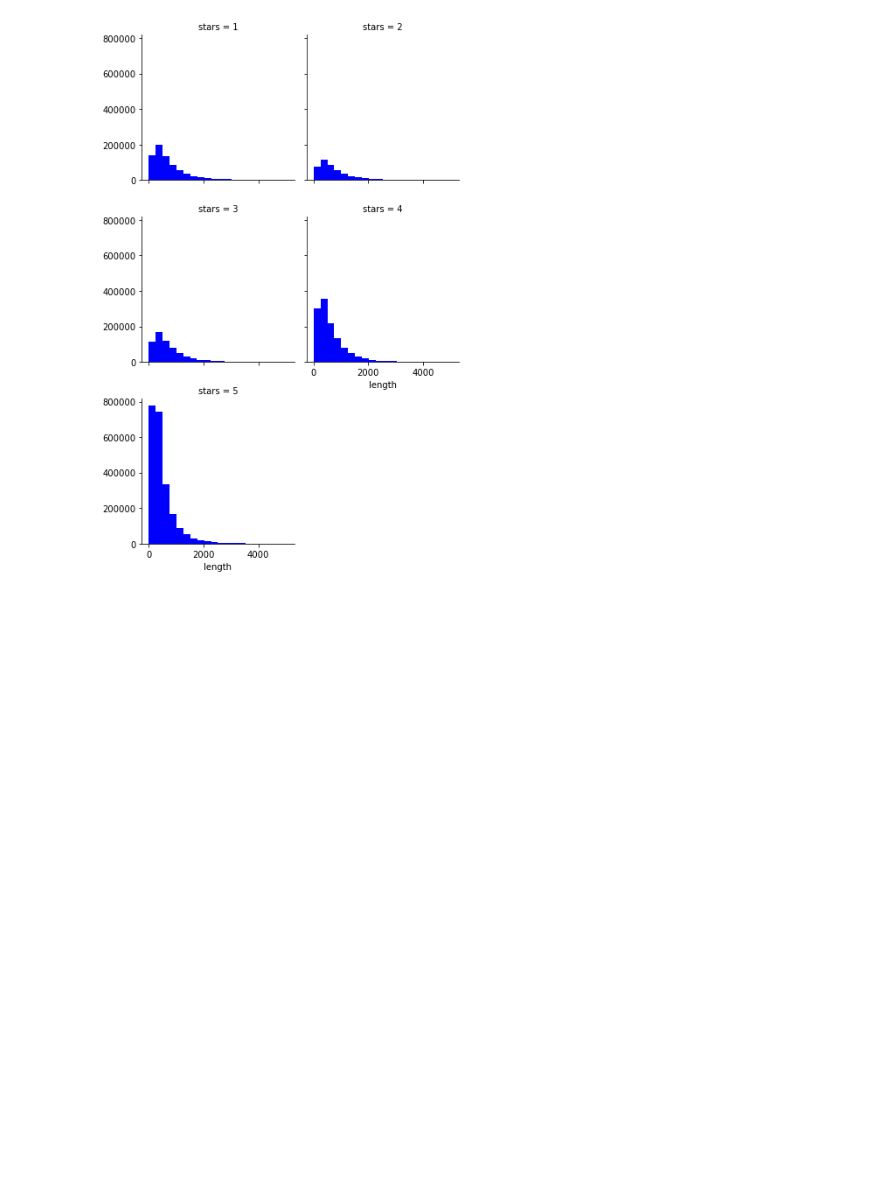
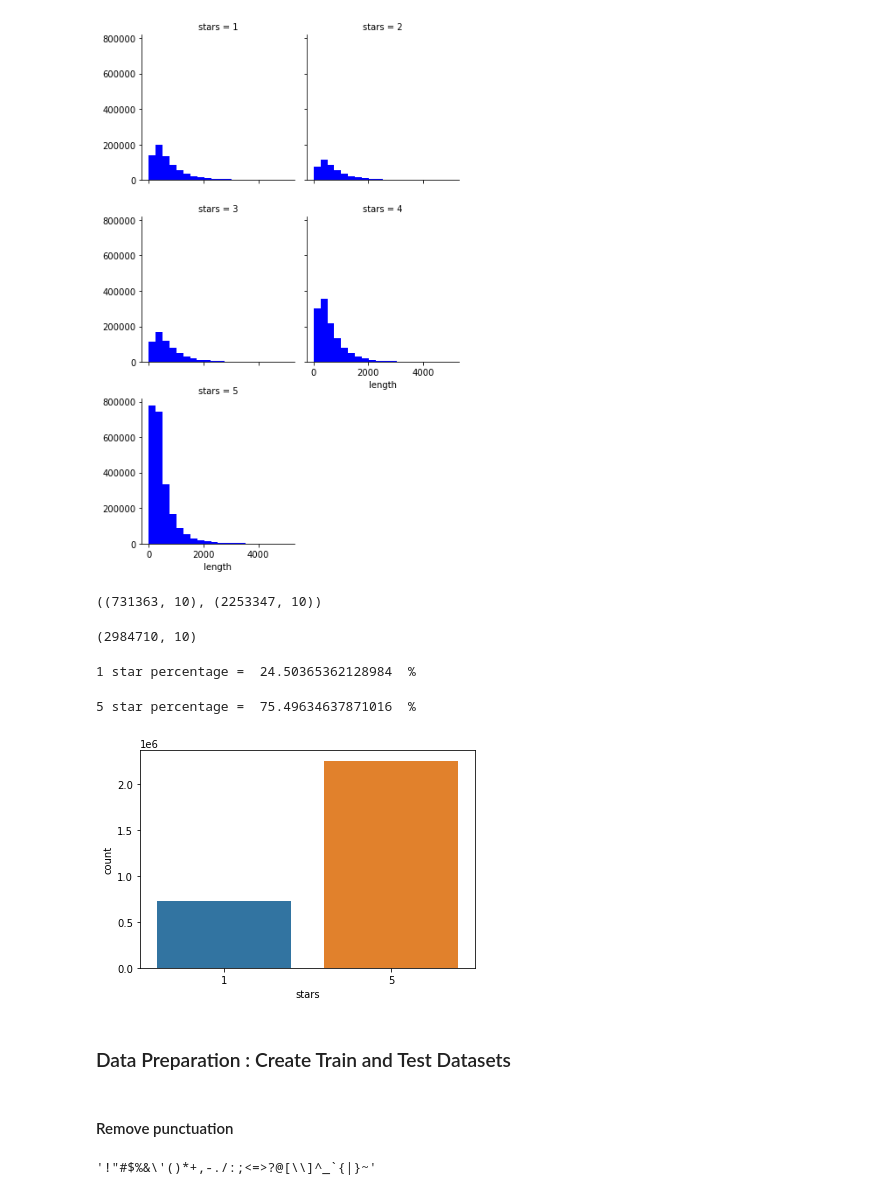
Before and after one commit to AhmadAbdElhameed/Yelp-data-science-project, a Jupyter notebook: Yelp_Reviews V2.ipynb, the cells around one changed output. Drawn from its saved outputs; the diff is of its cells as text; code cells hidden in the pictures; blank space fills up the shorter version.

```diff
--- a/Yelp_Reviews V2.ipynb
+++ b/Yelp_Reviews V2.ipynb
@@ -148,3 +148,32 @@ vis_5s.map(plt.hist,"length",bins = 20,color = "b")
 # %% [output]
 <seaborn.axisgrid.FacetGrid at 0x...>
 [figure]
+# %%
+df_stars_1 = reviews[reviews['stars'] == 1]
+df_stars_5 = reviews[reviews['stars'] == 5]
+# %%
+df_stars_1.shape,df_stars_5.shape
+# %% [output]
+((731363, 10), (2253347, 10))
+# %%
+df_stars_1_5 = pd.concat([df_stars_1,df_stars_5])
+# %%
+df_stars_1_5.shape
+# %% [output]
+(2984710, 10)
+# %%
+print("1 star percentage = ",(df_stars_1.shape[0]/df_stars_1_5.shape[0] * 100)," %")
+# %% [output]
+1 star percentage =  24.50365362128984  %
+# %%
+print("5 star percentage = ",(df_stars_5.shape[0]/df_stars_1_5.shape[0] * 100)," %")
+# %% [output]
+5 star percentage =  75.49634637871016  %
+# %%
+sns.countplot(df_stars_1_5['stars'],label = "Counts");
+# %% [output]
+[figure, added]
+# %% [markdown]
+### Data Preparation : Create Train and Test Datasets
+# %% [markdown]
+#### Remove punctuation
@@ -150,0 +182,4 @@ vis_5s.map(plt.hist,"length",bins = 20,color = "b")
+# %%
+punctuation
+# %% [output]
+'!"#$%&\'()*+,-./:;<=>?@[\\]^_`{|}~'
```
Also changed, not shown: parts of 1 cell of this notebook.
